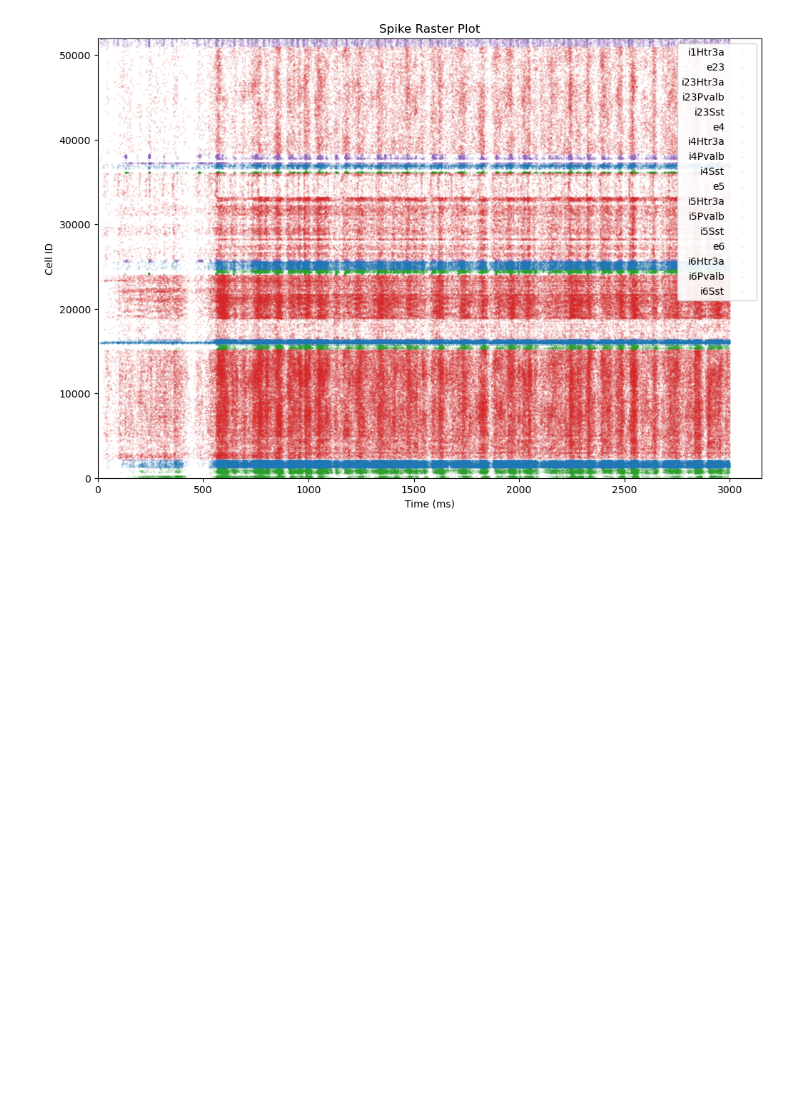
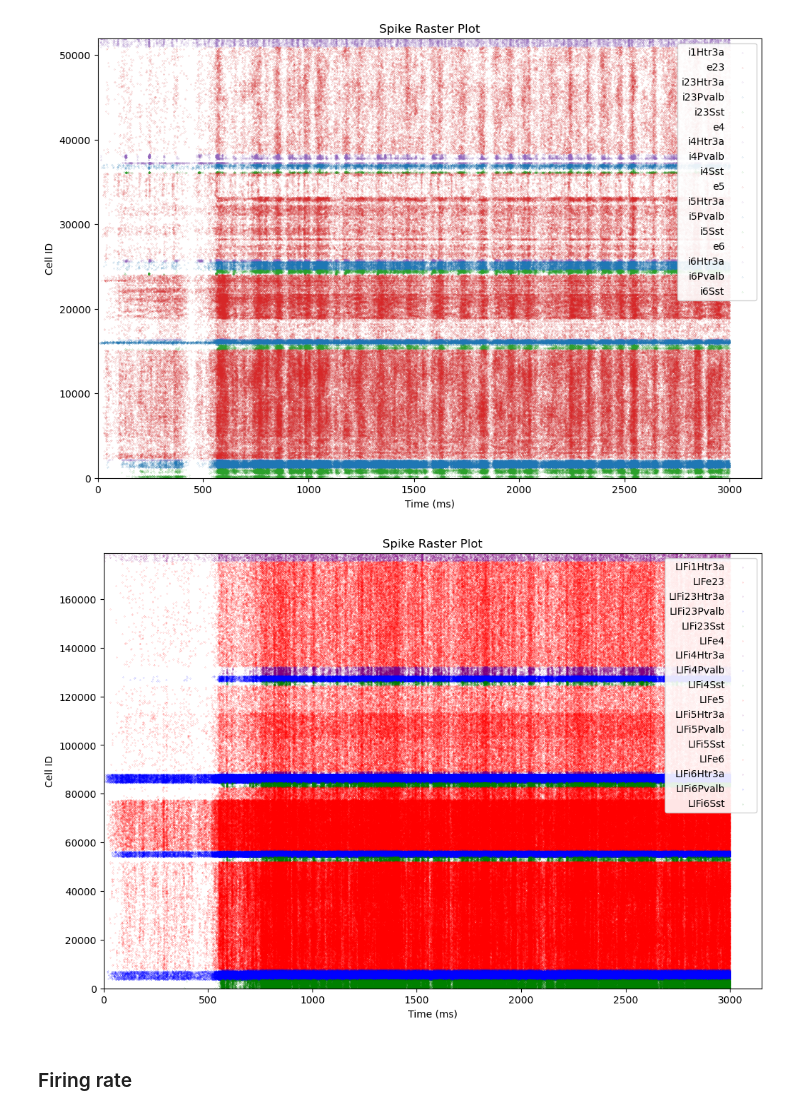
Before and after one commit to chenziao/Analyzing_Allen_V1_Model, a Jupyter notebook: spikes.ipynb, the cells around one changed output. Drawn from its saved outputs; the diff is of its cells as text; code cells hidden in the pictures; blank space fills up the shorter version.

Commit message:
Update spikes analysis

```diff
--- a/spikes.ipynb
+++ b/spikes.ipynb
@@ -64,9 +28,0 @@ display(v1_pop_df)
-# %%
-# IDs for raster plot in a reverse order of layers
-v1_nodes['raster_id'] = v1_nodes.index
-n = len(v1_nodes)
-for p in pop_names:
-    idx = v1_nodes['pop_name'] == p
-    n_pop = idx.sum()
-    v1_nodes.loc[idx, 'raster_id'] = range(n - n_pop, n)
-    n -= n_pop
@@ -72,0 +53,11 @@ for p in pop_names:
+# %%
+if save_data:
+    v1_pop_df.to_csv(os.path.join(data_dir, 'v1_population_properties.csv'))
+else:
+    v1_pop_df = pd.read_csv(os.path.join(data_dir, 'v1_population_properties.csv'), index_col='pop_name')
+
+bio_idx = v1_pop_df['model_type'] == 'biophysical'
+bio_pop_names = v1_pop_df.index[bio_idx].tolist()
+lif_pop_names = v1_pop_df.index[~bio_idx].tolist()
+display(v1_pop_df.loc[bio_pop_names])
+display(v1_pop_df.loc[lif_pop_names])
@@ -89,3 +134,22 @@ pop_spike = {p: spikes_bio_df.loc[spikes_bio_df['pop_name'] == p] for p in pop_n
+# %%
+with h5py.File(spikes_file) as f:
+    spikes_df = pd.DataFrame({
+        'node_ids': f['spikes'][network_name]['node_ids'],
+        'timestamps': f['spikes'][network_name]['timestamps']
+    })
+
+# choose only biophysical cells
+bio_idx = np.array([nid in v1_bio_nodes.index for nid in spikes_df['node_ids']])
+spikes_bio_df = spikes_df[bio_idx].copy()
+spikes_bio_df.sort_values(by='timestamps', inplace=True, ignore_index=True)
+spikes_lif_df = spikes_df[~bio_idx].copy()
+spikes_lif_df.sort_values(by='timestamps', inplace=True, ignore_index=True)
+
+# spikes of populations
+spikes_bio_df[['pop_name', 'raster_id']] = v1_bio_nodes.loc[spikes_bio_df['node_ids'], ['pop_name', 'raster_id']].values
+pop_spike_bio = utils.get_populations(spikes_bio_df, bio_pop_names)
+spikes_lif_df[['pop_name', 'raster_id']] = v1_lif_nodes.loc[spikes_lif_df['node_ids'], ['pop_name', 'raster_id']].values
+pop_spike_lif = utils.get_populations(spikes_lif_df, lif_pop_names)
 # %% [markdown]
 ### Raster plot
 # %%
@@ -94,3 +158,11 @@ _ = plot.raster(pop_spike, v1_pop_df['color'].to_dict(), id_column='raster_id',
 plt.show()
 # %% [output]
 [figure]
+# %%
+_, ax = plt.subplots(1, 1, figsize=(12, 8))
+_ = plot.raster(pop_spike_lif, v1_pop_df['color'].to_dict(), id_column='raster_id', s=0.01, ax=ax)
+plt.show()
+# %% [output]
+[figure, added]
+# %% [markdown]
+### Firing rate
```
Also changed, not shown: parts of 16 cells of this notebook, 3 other files.
